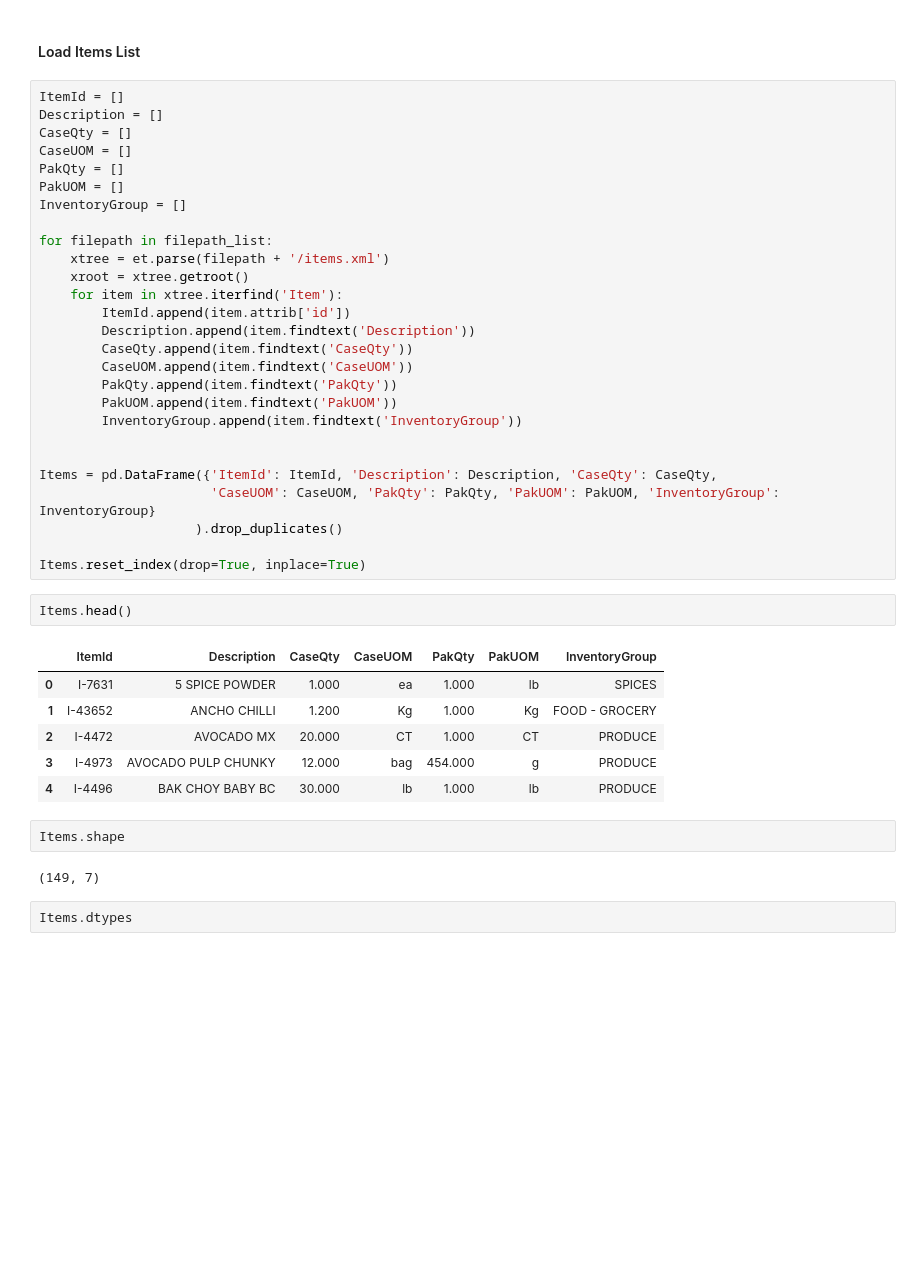
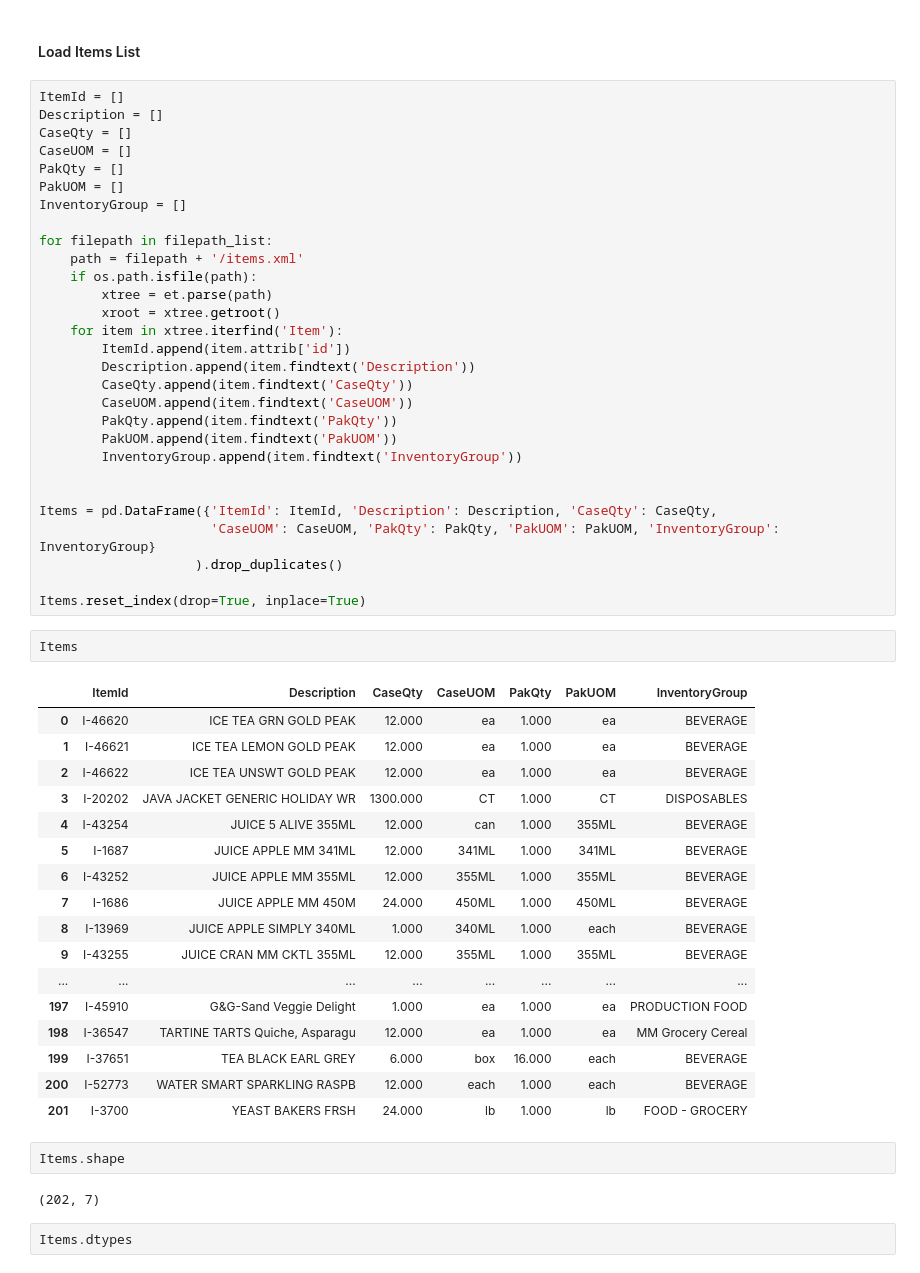
Before and after one commit to silviaaaaaaa/cffs-label, a Jupyter notebook: data analysis/ingre_analysis.ipynb, the cells around one changed output. Cells and saved outputs as stored; diff of their text form; blank space fills up the shorter version.

```diff
--- a/data analysis/ingre_analysis.ipynb
+++ b/data analysis/ingre_analysis.ipynb
@@ -78,8 +87,10 @@ PakUOM = []
 InventoryGroup = []
 
 for filepath in filepath_list:
-    xtree = et.parse(filepath + '/items.xml')
-    xroot = xtree.getroot()
+    path = filepath + '/items.xml'
+    if os.path.isfile(path):
+        xtree = et.parse(path)
+        xroot = xtree.getroot()
     for item in xtree.iterfind('Item'):
         ItemId.append(item.attrib['id'])
         Description.append(item.findtext('Description'))
@@ -96,18 +107,29 @@ Items = pd.DataFrame({'ItemId': ItemId, 'Description': Description, 'CaseQty': C
 
 Items.reset_index(drop=True, inplace=True)
 # %%
-Items.head()
+Items
 # %% [output]
 |  | ItemId | Description | CaseQty | CaseUOM | PakQty | PakUOM | InventoryGroup |
-| 0 | I-7631 | 5 SPICE POWDER | 1.000 | ea | 1.000 | lb | SPICES |
-| 1 | I-43652 | ANCHO CHILLI | 1.200 | Kg | 1.000 | Kg | FOOD - GROCERY |
-| 2 | I-4472 | AVOCADO MX | 20.000 | CT | 1.000 | CT | PRODUCE |
-| 3 | I-4973 | AVOCADO PULP CHUNKY | 12.000 | bag | 454.000 | g | PRODUCE |
-| 4 | I-4496 | BAK CHOY BABY BC | 30.000 | lb | 1.000 | lb | PRODUCE |
+| 0 | I-46620 | ICE TEA GRN GOLD PEAK | 12.000 | ea | 1.000 | ea | BEVERAGE |
+| 1 | I-46621 | ICE TEA LEMON GOLD PEAK | 12.000 | ea | 1.000 | ea | BEVERAGE |
+| 2 | I-46622 | ICE TEA UNSWT GOLD PEAK | 12.000 | ea | 1.000 | ea | BEVERAGE |
+| 3 | I-20202 | JAVA JACKET GENERIC HOLIDAY WR | 1300.000 | CT | 1.000 | CT | DISPOSABLES |
+| 4 | I-43254 | JUICE 5 ALIVE 355ML | 12.000 | can | 1.000 | 355ML | BEVERAGE |
+| 5 | I-1687 | JUICE APPLE MM 341ML | 12.000 | 341ML | 1.000 | 341ML | BEVERAGE |
+| 6 | I-43252 | JUICE APPLE MM 355ML | 12.000 | 355ML | 1.000 | 355ML | BEVERAGE |
+| 7 | I-1686 | JUICE APPLE MM 450M | 24.000 | 450ML | 1.000 | 450ML | BEVERAGE |
+| 8 | I-13969 | JUICE APPLE SIMPLY 340ML | 1.000 | 340ML | 1.000 | each | BEVERAGE |
+| 9 | I-43255 | JUICE CRAN MM CKTL 355ML | 12.000 | 355ML | 1.000 | 355ML | BEVERAGE |
+| ... | ... | ... | ... | ... | ... | ... | ... |
+| 197 | I-45910 | G&G-Sand Veggie Delight | 1.000 | ea | 1.000 | ea | PRODUCTION FOOD |
+| 198 | I-36547 | TARTINE TARTS Quiche, Asparagu | 12.000 | ea | 1.000 | ea | MM Grocery Cereal |
+| 199 | I-37651 | TEA BLACK EARL GREY | 6.000 | box | 16.000 | each | BEVERAGE |
+| 200 | I-52773 | WATER SMART SPARKLING RASPB | 12.000 | each | 1.000 | each | BEVERAGE |
+| 201 | I-3700 | YEAST BAKERS FRSH | 24.000 | lb | 1.000 | lb | FOOD - GROCERY |
 # %%
 Items.shape
 # %% [output]
-(149, 7)
+(202, 7)
 # %%
 Items.dtypes
 # %% [output]
```
Also changed, not shown: parts of 35 cells of this notebook, 16 other files.
